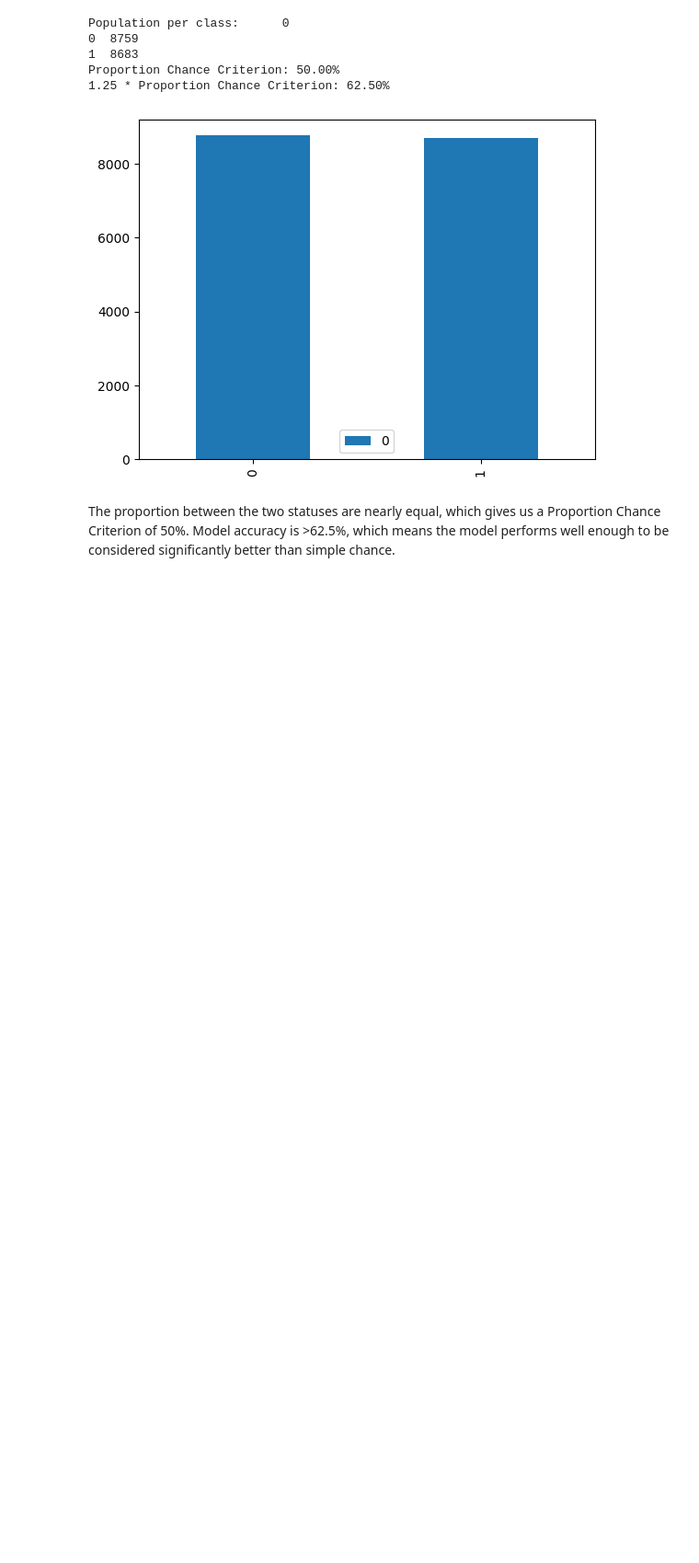
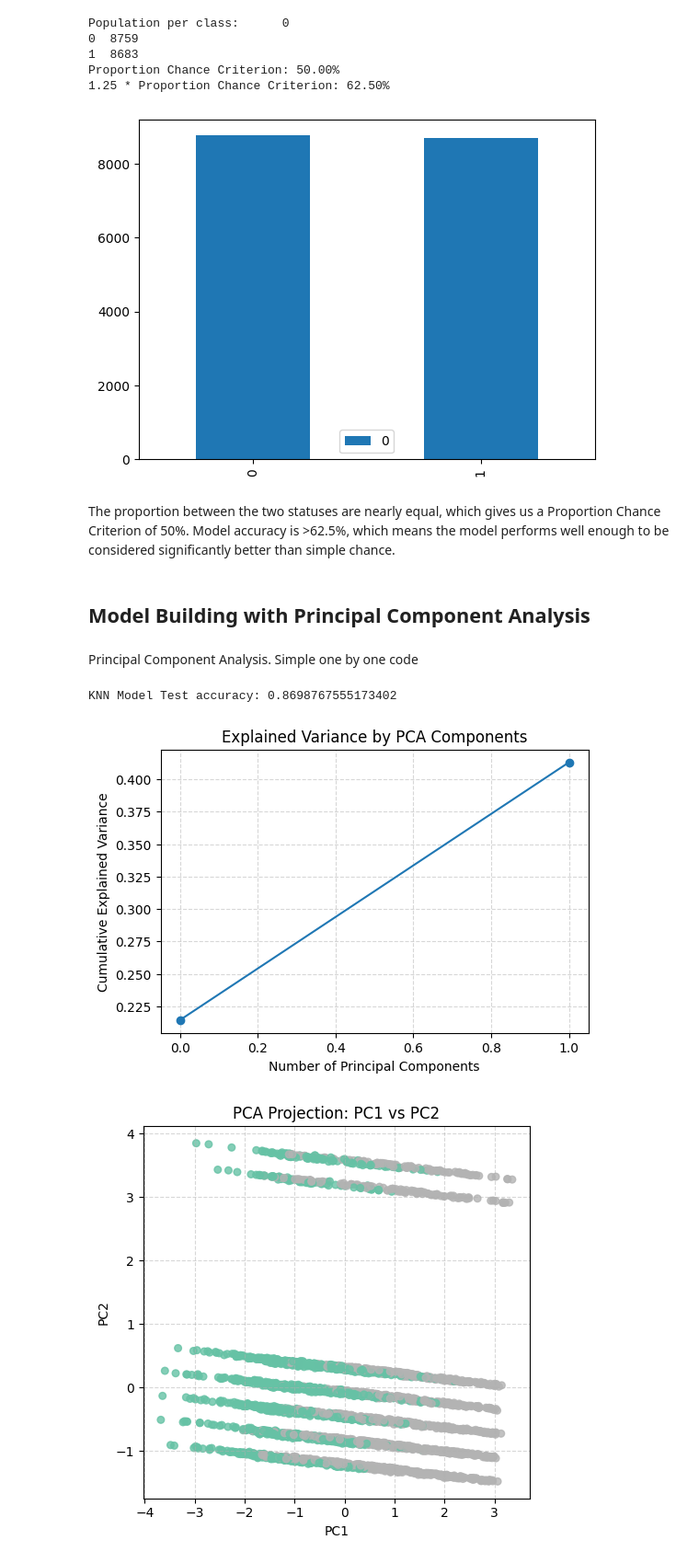
Before and after one commit to EnzoAlto/AIM_Sharing, a Jupyter notebook: ML1 Acoustic Fire Extinguisher.ipynb, the cells around one changed output. Shown at 92% size. Saved outputs shown, nothing was run; the diff lists cells and outputs as text; code cells hidden in the pictures; blank space fills up the shorter version.

```diff
--- a/ML1 Acoustic Fire Extinguisher.ipynb
+++ b/ML1 Acoustic Fire Extinguisher.ipynb
@@ -500,3 +500,76 @@ Proportion Chance Criterion: 50.00%
 [figure]
 # %% [markdown]
 The proportion between the two statuses are nearly equal, which gives us a Proportion Chance Criterion of 50%. Model accuracy is >62.5%, which means the model performs well enough to be considered significantly better than simple chance.
+# %% [markdown]
+## Model Building with Principal Component Analysis
+# %% [markdown]
+Principal Component Analysis. Simple one by one code
+# %%
+import matplotlib.pyplot as plt
+from sklearn.neighbors import KNeighborsClassifier
+from sklearn.decomposition import PCA
+from sklearn.preprocessing import StandardScaler
+from sklearn.model_selection import train_test_split
+from sklearn.metrics import confusion_matrix, ConfusionMatrixDisplay
+import numpy as np
+import itertools
+
+# --- Prepare the data ---
+X = dataset_ohe.loc[:, 'SIZE':'FUEL_thinner'].drop(columns='STATUS')
+y = dataset_ohe['STATUS']
+
+# Split into train/test
+X_train, X_test, y_train, y_test = train_test_split(
+    X, y, test_size=0.20, random_state=42
+)
+
+# --- Standardize ---
+scaler = StandardScaler()
+X_train = scaler.fit_transform(X_train)
+X_test = scaler.transform(X_test)
+
+# --- Apply PCA ---
+n_components = min(2, X_train.shape[1])  # you can increase to more PCs if desired
+pca = PCA(n_components=n_components)
+X_train_pca = pca.fit_transform(X_train)
+X_test_pca = pca.transform(X_test)
+
+# --- Train KNN ---
+clf = KNeighborsClassifier(n_neighbors=5)
+clf.fit(X_train_pca, y_train)
+print("KNN Model Test accuracy:", clf.score(X_test_pca, y_test))
+
+# --- Plot explained variance ---
+plt.figure(figsize=(6, 4))
+plt.plot(np.cumsum(pca.explained_variance_ratio_), marker='o')
+plt.xlabel("Number of Principal Components")
+plt.ylabel("Cumulative Explained Variance")
+plt.title("Explained Variance by PCA Components")
+plt.grid(True, linestyle='--', alpha=0.5)
+plt.show()
+
+# --- Create 2D projections for all pairs of principal components ---
+pairs = list(itertools.combinations(range(n_components), 2))
+fig, axes = plt.subplots(len(pairs), 1, figsize=(5, 5 * len(pairs)))
+
+if len(pairs) == 1:
+    axes = [axes]  # ensure iterable
+
+for ax, (i, j) in zip(axes, pairs):
+    ax.scatter(X_test_pca[:, i], X_test_pca[:, j],
+               c=y_test, cmap='Set2', s=30, alpha=0.8)
+    ax.set_xlabel(f"PC{i+1}")
+    ax.set_ylabel(f"PC{j+1}")
+    ax.set_title(f"PCA Projection: PC{i+1} vs PC{j+1}")
+    ax.grid(True, linestyle="--", alpha=0.5)
+
+plt.tight_layout()
+plt.show()
+
+# --- Confusion Matrix ---
+y_pred = clf.predict(X_test_pca)
+plt.show()
+# %% [output]
+KNN Model Test accuracy: 0.8698767555173402
+[figure, added]
+[figure, added]
```
Also changed, not shown: parts of 4 cells of this notebook, 2 other files.
